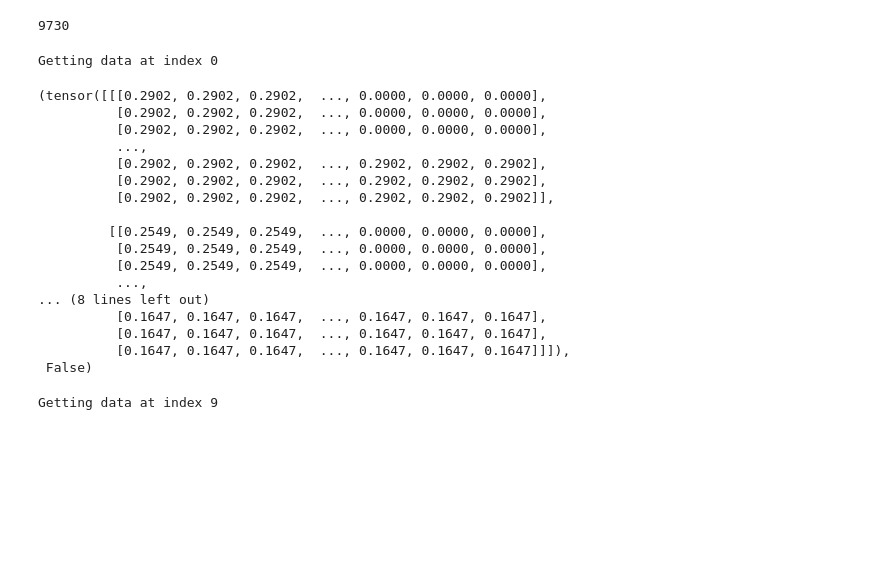
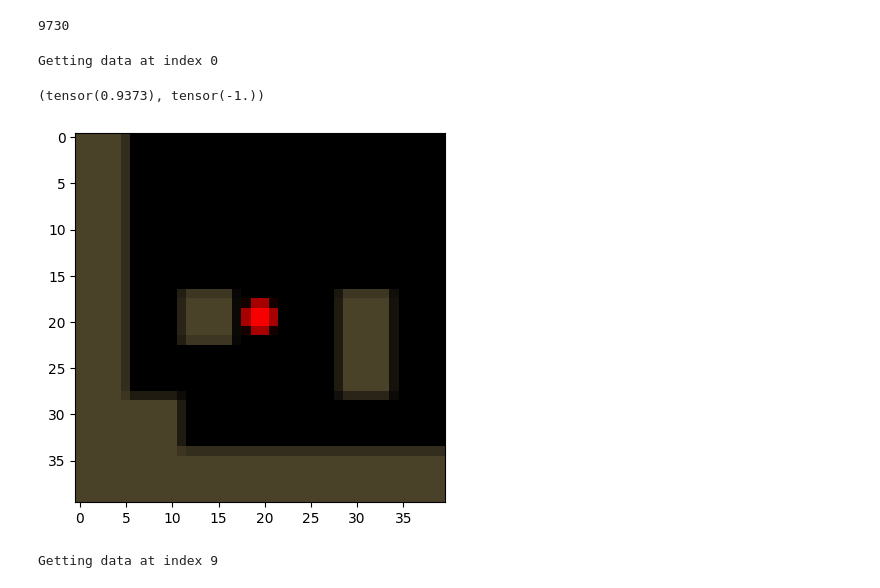
Before and after one commit to Ahmed-Khaled-Saleh/mawm, a Jupyter notebook: nbs/01c_data_loaders.ipynb, the cells around one changed output. Saved outputs shown, nothing was run; the diff lists cells and outputs as text; code cells hidden in the pictures; blank space fills up the shorter version.

```diff
--- a/nbs/01c_data_loaders.ipynb
+++ b/nbs/01c_data_loaders.ipynb
@@ -186,11 +186,18 @@ import numpy as np
 ASIZE, LSIZE, RSIZE, RED_SIZE, SIZE =\
     3, 32, 256, 32, 40
 
+# tf = transforms.Compose([
+#     transforms.ToPILImage(),
+#     transforms.Resize((40, 40)),
+#     transforms.RandomHorizontalFlip(),
+#     transforms.ToTensor(),
+# ])
 tf = transforms.Compose([
     transforms.ToPILImage(),
     transforms.Resize((40, 40)),
-    transforms.RandomHorizontalFlip(),
     transforms.ToTensor(),
+    transforms.Normalize((0.5, 0.5, 0.5),
+                         (0.5, 0.5, 0.5)),
 ])
 
 dataset = RolloutObservationDataset(
@@ -200,32 +207,29 @@ dataset = RolloutObservationDataset(
     buffer_size=10,
     train=True
 )
-# dataset.load_next_buffer()
+dataset.load_next_buffer()
 # %%
 len(dataset)
 # %% [output]
 9730
 # %%
-dataset[0]  # get first item
+img = dataset[0][0]
+img.max(), img.min()
 # %% [output]
 Getting data at index 0
-(tensor([[[0.2902, 0.2902, 0.2902,  ..., 0.0000, 0.0000, 0.0000],
-          [0.2902, 0.2902, 0.2902,  ..., 0.0000, 0.0000, 0.0000],
-          [0.2902, 0.2902, 0.2902,  ..., 0.0000, 0.0000, 0.0000],
-          ...,
-          [0.2902, 0.2902, 0.2902,  ..., 0.2902, 0.2902, 0.2902],
-          [0.2902, 0.2902, 0.2902,  ..., 0.2902, 0.2902, 0.2902],
-          [0.2902, 0.2902, 0.2902,  ..., 0.2902, 0.2902, 0.2902]],
-
-         [[0.2549, 0.2549, 0.2549,  ..., 0.0000, 0.0000, 0.0000],
-          [0.2549, 0.2549, 0.2549,  ..., 0.0000, 0.0000, 0.0000],
-          [0.2549, 0.2549, 0.2549,  ..., 0.0000, 0.0000, 0.0000],
-          ...,
-... (8 lines left out)
-          [0.1647, 0.1647, 0.1647,  ..., 0.1647, 0.1647, 0.1647],
-          [0.1647, 0.1647, 0.1647,  ..., 0.1647, 0.1647, 0.1647],
-          [0.1647, 0.1647, 0.1647,  ..., 0.1647, 0.1647, 0.1647]]]),
- False)
+(tensor(0.9373), tensor(-1.))
+# %%
+import matplotlib.pyplot as plt
+def unnormalize(img):
+    # img: tensor C×H×W
+    img = img.clone()
+    img = img * 0.5 + 0.5  # reverse Normalize((0.5),(0.5))
+    return img
+img = unnormalize(img)
+plt.imshow(img.permute(1, 2, 0))
+plt.show()
+# %% [output]
+[figure, added]
 # %%
 migs = dataset[9]  # get first item
 # %% [output]
```
Also changed, not shown: 6 other files.
